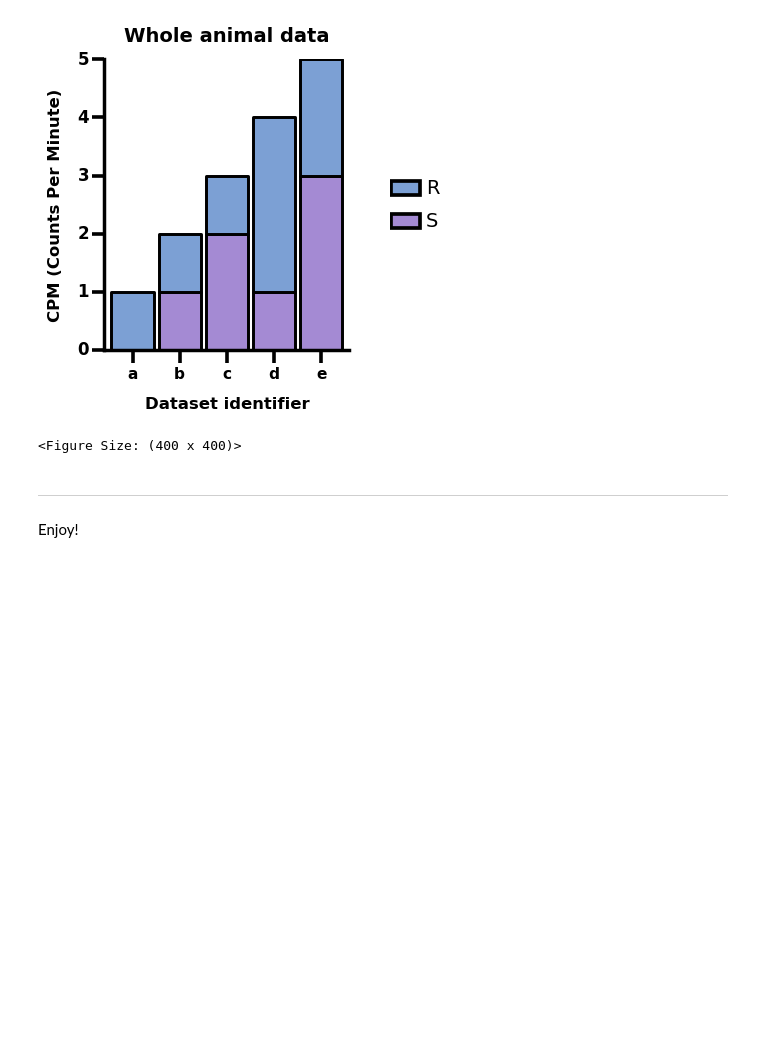
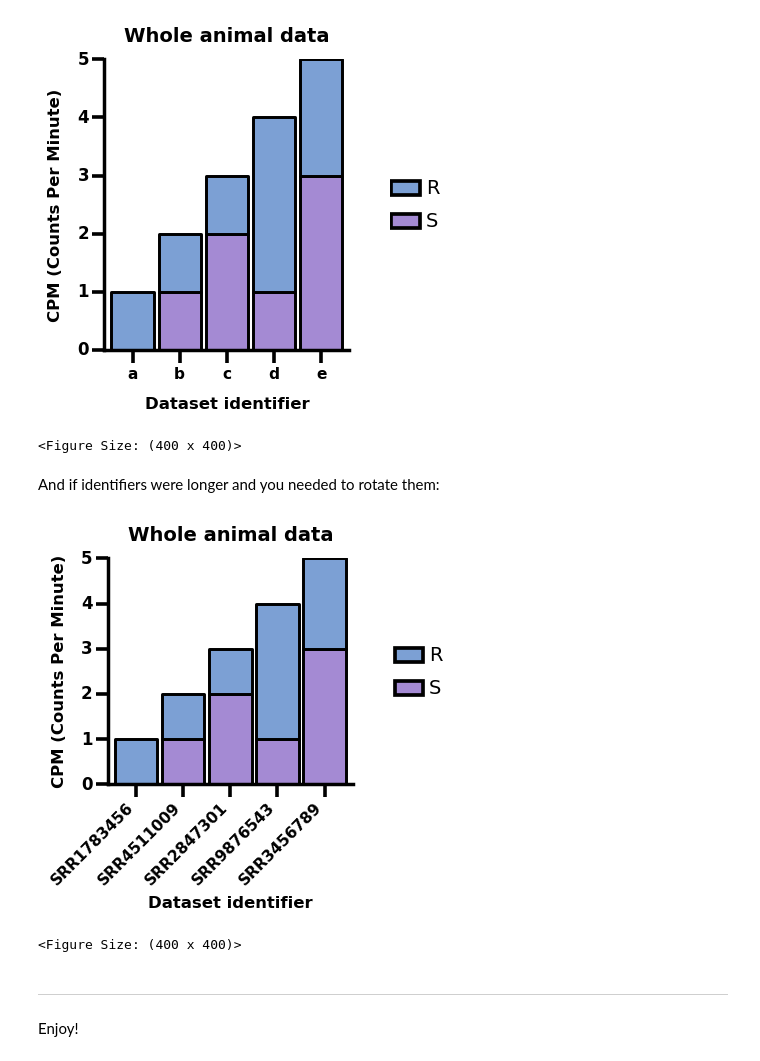
Before and after one commit to fomightez/plotnine_prism-binder, a Jupyter notebook: notebooks/Plotnine_prism_stacked_bar_chart.ipynb, the cells around one changed output. Saved outputs shown, nothing was run; the diff lists cells and outputs as text; code cells hidden in the pictures; blank space fills up the shorter version.

Commit message:
add am improved stacked bar chart example

```diff
--- a/notebooks/Plotnine_prism_stacked_bar_chart.ipynb
+++ b/notebooks/Plotnine_prism_stacked_bar_chart.ipynb
@@ -128,6 +128,66 @@ p3
 # %% [output]
 [figure]
 <Figure Size: (400 x 400)>
+# %% [markdown]
+And if identifiers were longer and you needed to rotate them:
+# %%
+# Keep your original base plot with original data
+base = (
+    ggplot(df, aes("var1", fill="cat"))
+    + geom_bar(color='black', size=1.2)
+)
+
+p3 = (
+    base +
+    scale_color_prism('floral') +
+    scale_fill_prism('floral') +
+    scale_x_discrete(labels=["SRR1783456", "SRR4511009", "SRR2847301", "SRR9876543", "SRR3456789"]) +
+    theme_prism() +
+    theme(
+        # Thick axis lines
+        axis_line_x=element_line(size=2.5, color='black'),
+        axis_line_y=element_line(size=2.5, color='black'),
+        # Major ticks, no minor ticks
+        axis_ticks_x=element_line(size=2.6, color='black'),
+        axis_ticks_y=element_line(size=2.6, color='black'),
+        axis_ticks_length=9,
+        # Remove minor ticks
+        axis_ticks_minor=element_blank(),
+        axis_ticks_minor_x=element_blank(),
+        axis_ticks_minor_y=element_blank(),
+        # Larger y-axis tick label text
+        axis_text_y=element_text(size=12),
+        axis_text_x=element_text(size=11.1, angle=45, hjust=1, vjust=1, margin={'t': 1.8}),
+        # Larger axis titles
+        axis_title_x=element_text(size=11.85),
+        axis_title_y=element_text(size=11.85),
+        # Larger Plot title
+        plot_title=element_text(size=14),
+        # -----------------------#
+        # Rectangular legend boxes
+        legend_key_width=23,
+        legend_key_height=13,
+        legend_entry_spacing=10, # for increasing spacing between legend items
+        legend_text=element_text(size=14),
+        legend_key=element_blank(),
+        # -----------------------#
+        # Remove panel border
+        panel_border=element_blank(),
+        axis_line=element_blank()
+    ) +
+    # Try adding the legend border through guides instead
+    guides(fill=guide_legend(override_aes=dict(color='black', size=1.5))) +
+    scale_y_continuous(limits=[0, df['var1'].value_counts().max()], expand=(0, 0, 0, 0)  ) +
+    labs(
+        title="Whole animal data",
+        x="Dataset identifier",
+        y="CPM (Counts Per Minute)"
+    )
+)
+p3
+# %% [output]
+[figure, added]
+<Figure Size: (400 x 400)>
 # %% [markdown]
 ----
 Enjoy!
```
